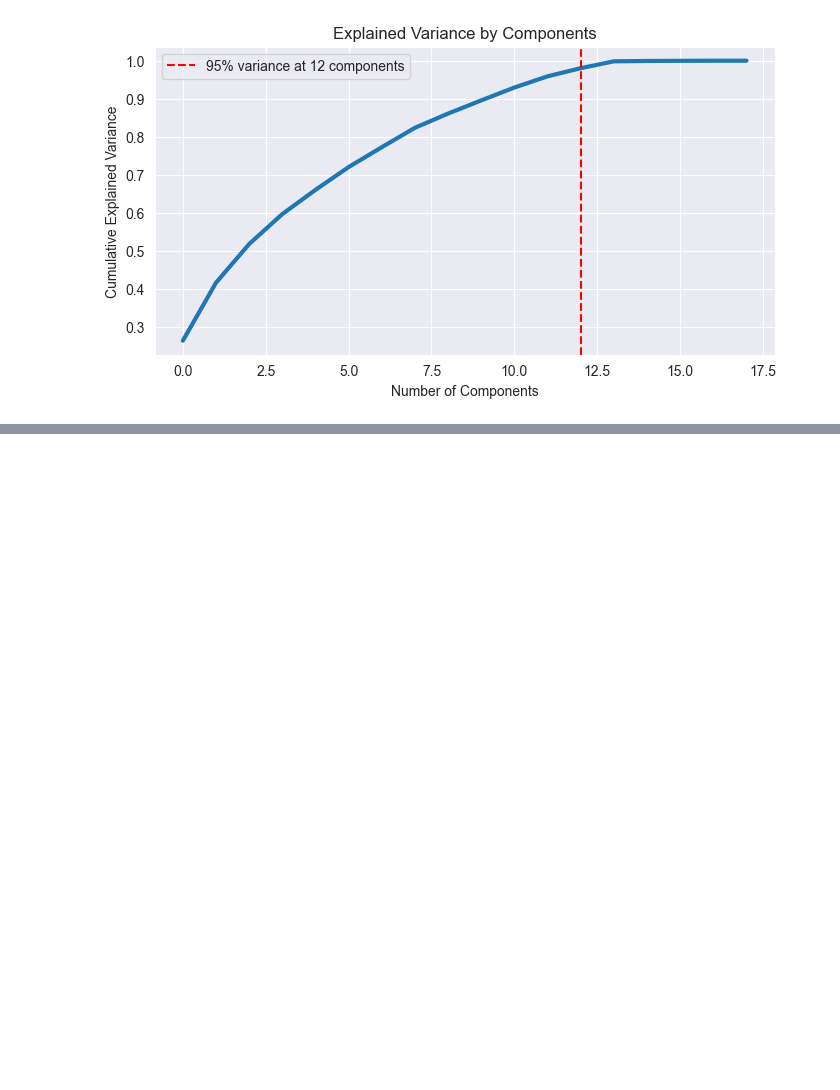
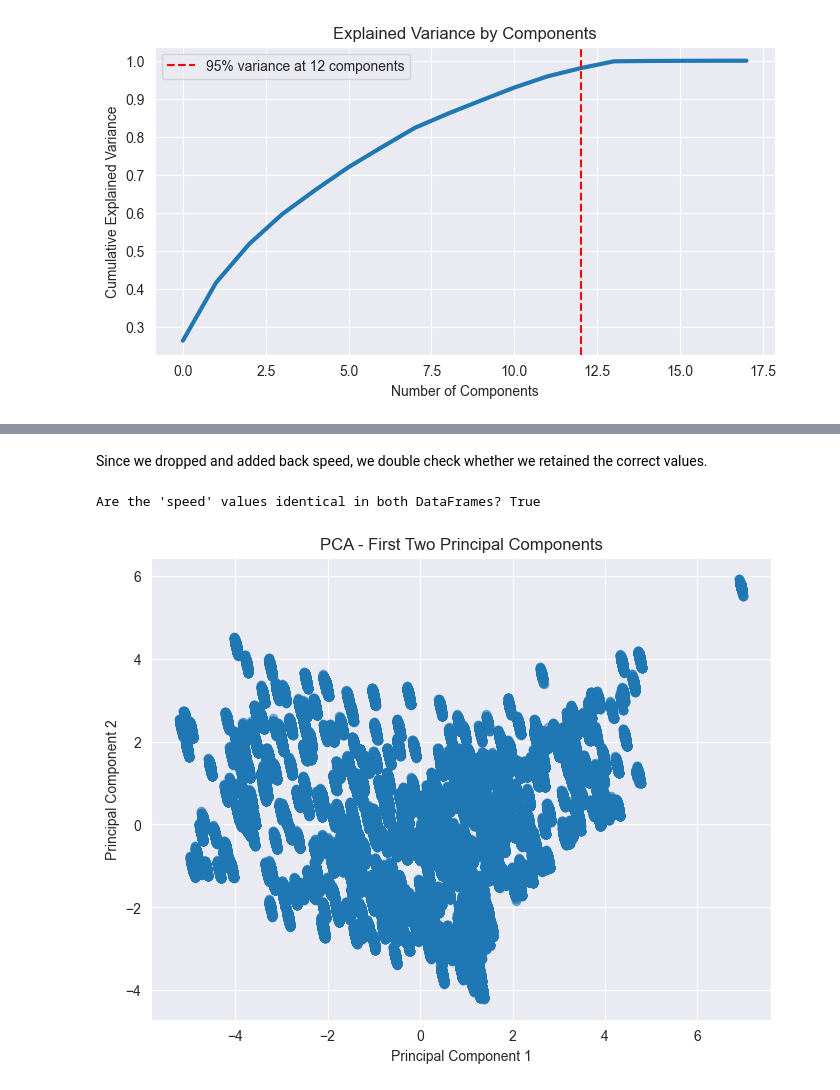
Before and after one commit to jacobhthomas/MATH569, a Jupyter notebook: Code/PCA2.0.ipynb, the cells around one changed output, grey strips where cells are left out. Saved outputs shown, nothing was run; the diff lists cells and outputs as text; code cells hidden in the pictures; blank space fills up the shorter version.

```diff
--- a/Code/PCA2.0.ipynb
+++ b/Code/PCA2.0.ipynb
@@ -56,3 +40,6 @@ test_df.head()
+# %%
+features = train_df.drop(columns=['SPEED'])
+target = train_df['SPEED']
 # %%
 from sklearn.decomposition import PCA
 import numpy as np
@@ -84,2 +82,31 @@ plt.show()
 # %%
-# TODO: edit after this line (will do on friday most likely)
+train_df_reduced = pca.fit_transform(train_df)[:,:d]  # Keep only the top 'd' components
+test_df_reduced = pca.transform(test_df)[:,:d]
+
+# Convert the numpy arrays back to dataframes if needed for further processing
+train_df_reduced = pd.DataFrame(train_df_reduced, columns=[f'PC{i+1}' for i in range(d)])
+test_df_reduced = pd.DataFrame(test_df_reduced, columns=[f'PC{i+1}' for i in range(d)])
+
+# Re-add the target variable to the reduced DataFrame if necessary
+train_df_reduced['speed'] = target
+# %% [markdown]
+Since we dropped and added back speed, we double check whether we retained the correct values.
+# %%
+# Check if the 'speed' column in the new DataFrame is identical to the original 'speed' data
+are_speed_values_identical = (train_df_reduced['speed'] == target).all()
+
+# Print the result
+print("Are the 'speed' values identical in both DataFrames?", are_speed_values_identical)
+# %% [output]
+Are the 'speed' values identical in both DataFrames? True
+# %%
+# Visualization of the PCA results (First two principal components)
+plt.figure(figsize=(8, 6))
+plt.scatter(train_df_reduced['PC1'], train_df_reduced['PC2'], alpha=0.5)
+plt.xlabel('Principal Component 1')
+plt.ylabel('Principal Component 2')
+plt.title('PCA - First Two Principal Components')
+plt.grid(True)
+plt.show()
+# %% [output]
+[figure, added]
```
Also changed, not shown: parts of 3 cells of this notebook.
